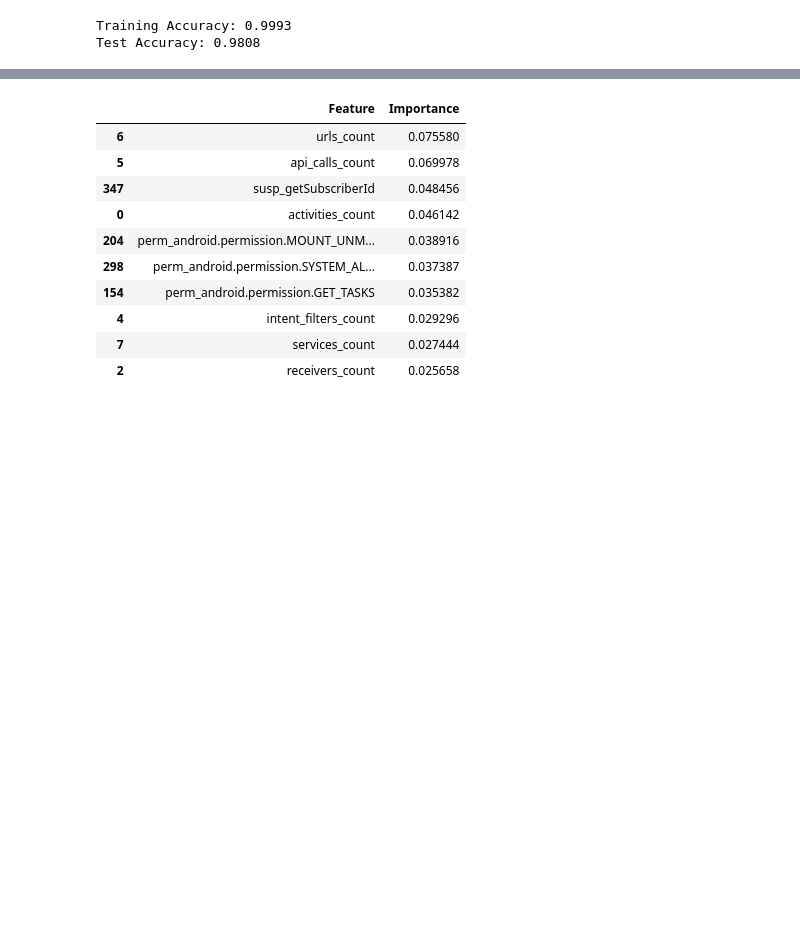
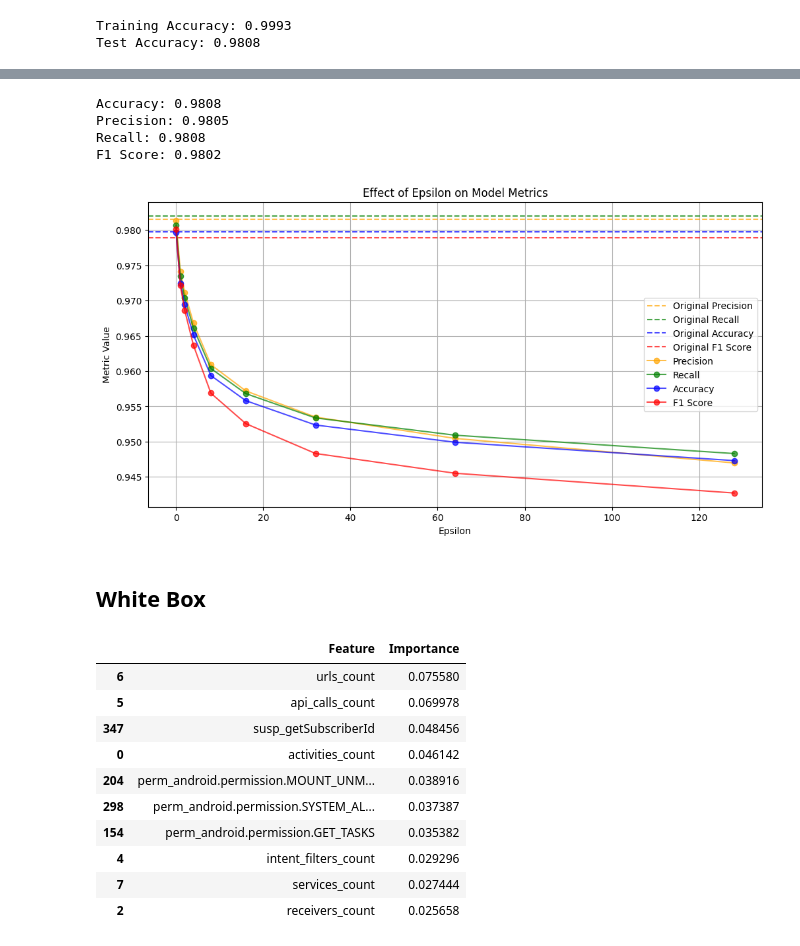
Before and after one commit to Cortijo02/SEGUR, a Jupyter notebook: sypd/template.ipynb, the cells around one changed output, grey strips where cells are left out. Saved outputs shown, nothing was run; the diff lists cells and outputs as text; code cells hidden in the pictures; blank space fills up the shorter version.

```diff
--- a/sypd/template.ipynb
+++ b/sypd/template.ipynb
@@ -112,3 +218,54 @@ Test Accuracy: 0.9808
+# %%
+from sklearn.metrics import accuracy_score, precision_score, recall_score, f1_score
+
+# Predict the labels for X_test
+y_pred = rf_model.predict(X_test)
+
+# Calculate metrics
+accuracy = accuracy_score(y_test, y_pred)
+precision = precision_score(y_test, y_pred, average='weighted', zero_division=0)
+recall = recall_score(y_test, y_pred, average='weighted', zero_division=0)
+f1 = f1_score(y_test, y_pred, average='weighted', zero_division=0)
+
+# Print the metrics
+print(f"Accuracy: {accuracy:.4f}")
+print(f"Precision: {precision:.4f}")
+print(f"Recall: {recall:.4f}")
+print(f"F1 Score: {f1:.4f}")
+# %% [output]
+Accuracy: 0.9808
+Precision: 0.9805
+Recall: 0.9808
+F1 Score: 0.9802
+# %%
+plt.figure(figsize=(12, 6))
+
+# Define a small offset to avoid overlapping lines
+offset = 0.001
+
+# Plot original scores as dotted lines with slight offsets
+plt.axhline(precision + offset, color='orange', linestyle='--', label='Original Precision', alpha=0.7)
+plt.axhline(recall + 1.25*offset, color='green', linestyle='--', label='Original Recall', alpha=0.7)
+plt.axhline(accuracy - offset, color='blue', linestyle='--', label='Original Accuracy', alpha=0.7)
+plt.axhline(f1- 1.25*offset, color='red', linestyle='--', label='Original F1 Score', alpha=0.7)
+
+# Plot metrics for different epsilon values
+plt.plot(epsilon_values, np.array(precisions) + offset, label='Precision', marker='o', color='orange', alpha=0.7)
+plt.plot(epsilon_values, np.array(recalls), label='Recall', marker='o', color='green', alpha=0.7)
+plt.plot(epsilon_values, np.array(accuracies) - offset, label='Accuracy', marker='o', color='blue', alpha=0.7)
+plt.plot(epsilon_values, np.array(f1_scores), label='F1 Score', marker='o', color='red', alpha=0.7)
+
+# Add labels, legend, and grid
+plt.title('Effect of Epsilon on Model Metrics')
+plt.xlabel('Epsilon')
+plt.ylabel('Metric Value')
+plt.legend()
+plt.grid()
+plt.show()
+# %% [output]
+[figure, added]
+# %% [markdown]
+## White Box
 # %%
 # Obtener las características más importantes
 feature_importances = rf_model.feature_importances_
```
Also changed, not shown: parts of 15 cells of this notebook.
